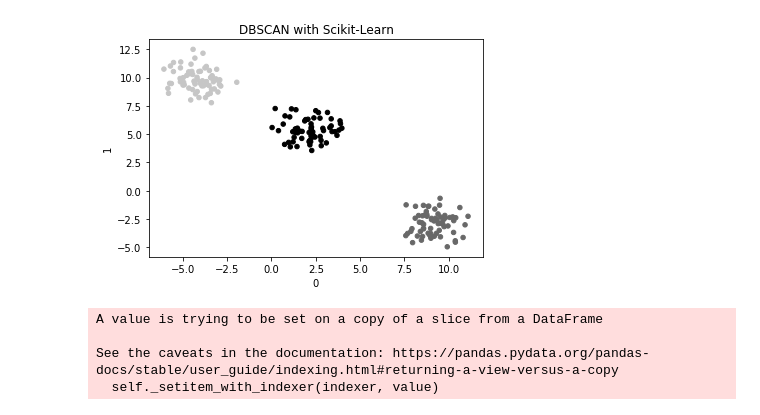
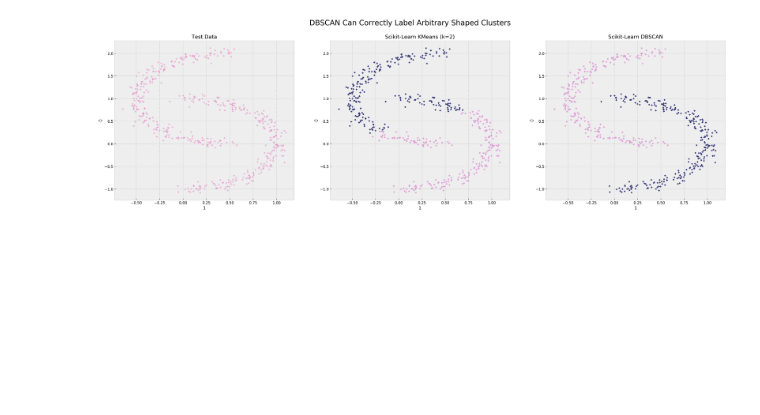
Before and after one commit to mpHarm88/projects, a Jupyter notebook: dbscan/dbscan.ipynb, the cells around one changed output. Saved outputs shown, nothing was run; the diff lists cells and outputs as text; code cells hidden in the pictures; blank space fills up the shorter version.

Commit message:
add build code and images

```diff
--- a/dbscan/dbscan.ipynb
+++ b/dbscan/dbscan.ipynb
@@ -25,26 +13,33 @@ plt.show()
-# %%
-# Create labels using DBSCAN
-df["labels"] = dbscan(df, 1, 5)[1]
-
-# Plot the labels
-df.plot(
-    x=0,
-    y=1,
-    kind="scatter",
-    title="DBSCAN with Scikit-Learn",
-    c="labels",
-    colorbar=False
-)
-
-plt.show()
-# %% [output]
-[figure, removed]
+# %%
+# Create Blobs
+blobs = make_moons(500, noise=0.06)[0]
+
+#Plot
+plt.style.use("bmh")
+fig, ax = plt.subplots(1,3, dpi=250)
+fig.suptitle("DBSCAN Can Correctly Label Arbitrary Shaped Clusters", fontsize=20)
+
+# Scikit-Learn KMeans
+preds_k = KMeans(2).fit(blobs).labels_
+kmean_blob = np.append(blobs, preds_k.reshape(-1,1), axis=1)
+pd.DataFrame(kmean_blob).plot(x=1, y=0, kind="scatter",ax=ax[1], c=2, colorbar=False, title= "Scikit-Learn KMeans (k=2)", marker="+", colormap="tab20b")
+
+# Scikit-Learn DBSCAN
+preds = dbscan(blobs, 0.2, 5)[1]
+dbscan_blob = np.append(blobs, preds.reshape(-1,1), axis=1)
+pd.DataFrame(dbscan_blob).plot(x=1, y=0, kind="scatter", c=2, colorbar=False, ax=ax[2], title= "Scikit-Learn DBSCAN", marker="+", colormap="tab20b")
+
+# Test Data
+pd.DataFrame(blobs).plot(x=1, y=0, kind="scatter", ax=ax[0], alpha=0.5, figsize=(30,8), title="Test Data", marker="+", c="#e377c0")
+
+fig.savefig("subplots1.png", dpi=250)
+plt.show()
+# %% [output]
+[figure, added]
 # %%
-# Implement by hand
-
 class dbscan2():
     def __init__(self,df, epsilon=1, min_points=5):
-        self.df = df
+        self.df = np.array(df)
         self.epsilon = epsilon
         self.min_points = min_points
         self.cluster_label = 0
@@ -54,28 +49,28 @@ class dbscan2():
         "Fit the data"
 
         # Create labels column initialized to -1 (unclassified)
-        self.df["labels"] = -1
+        self.df = np.append(self.df, np.array([[-1]*len(blobs)]).reshape(-1,1), axis=1)
 
         for x in range(len(self.df)):
 
             # if the point is not labled already then search for neighbors
-            if self.df["labels"][x] != -1:
+            if self.df[x,2] != -1:
                 continue
 
             # find neighbors
-            p = self.df.iloc[x,:2]
+            p = self.df[x,:2]
             neighbors = self.rangeQuery(p)
 
             # If less neighbors than min_points then label as noise and continue
             if len(neighbors) < self.min_points:
-                self.df.iloc[x,2] = self.noise
+                self.df[x,2] = self.noise
                 continue
 
             # increment cluster label
             self.cluster_label += 1
 
             # set current row to new cluster label
-            self.df.iloc[x,2] = self.cluster_label
+            self.df[x,2] = self.cluster_label
 
             # create seed set to hold all neighbors of cluster including the neighbors already found
             found_neighbors = neighbors
@@ -93,18 +88,18 @@ class dbscan2():
                 current = q.get()
 
                 # if cur_row labled noise then change to cluster label (border point)
-                if self.df["labels"].iloc[current] == 0:
-                    self.df["labels"].iloc[current] = self.cluster_label
+                if self.df[current,2] == 0:
+                    self.df[current,2] = self.cluster_label
 
                 # If label is not -1(unclassified) then continue
-                if self.df["labels"].iloc[current] != -1:
+                if self.df[current,2] != -1:
                     continue
 
                 # label the neighbor
-                self.df["labels"].iloc[current] = self.cluster_label
+                self.df[current,2] = self.cluster_label
 
                 # look for neightbors of cur_row
-                point = self.df.iloc[current]
+                point = self.df[current,:2]
                 neighbors2 = self.rangeQuery(point)
 
                 # if neighbors2 >= min_points then add those neighbors to seed_set
@@ -118,13 +113,11 @@ class dbscan2():
     def predict(self, x):
         "Return the predicted labels"
 
-        x = x.values
-
         preds = []
 
         for point in x:
             neighbors = self.rangeQuery(point)
-            label = self.df["labels"][neighbors[0]]
+            label = self.df[neighbors[0],2]
             preds.append(label)
 
         return preds
@@ -135,7 +128,7 @@ class dbscan2():
         neighbors = []
 
         for y in range(len(self.df)):
-            q = self.df.iloc[y, :2]
+            q = self.df[y, :2]
             if self.dist(x, q) <= self.epsilon:
                 neighbors.append(y)
 
@@ -155,10 +148,5 @@ class dbscan2():
 
         return np.sqrt(p1 + p2)
 
-test = dbscan2(df, 1, 5)
+test = dbscan2(blobs, 0.2, 5)
 test.fit()
-# %% [output]
-A value is trying to be set on a copy of a slice from a DataFrame
-
-See the caveats in the documentation: https://pandas.pydata.org/pandas-docs/stable/user_guide/indexing.html#returning-a-view-versus-a-copy
-  self._setitem_with_indexer(indexer, value)
```
Also changed, not shown: parts of 13 cells of this notebook, 5 other files.
